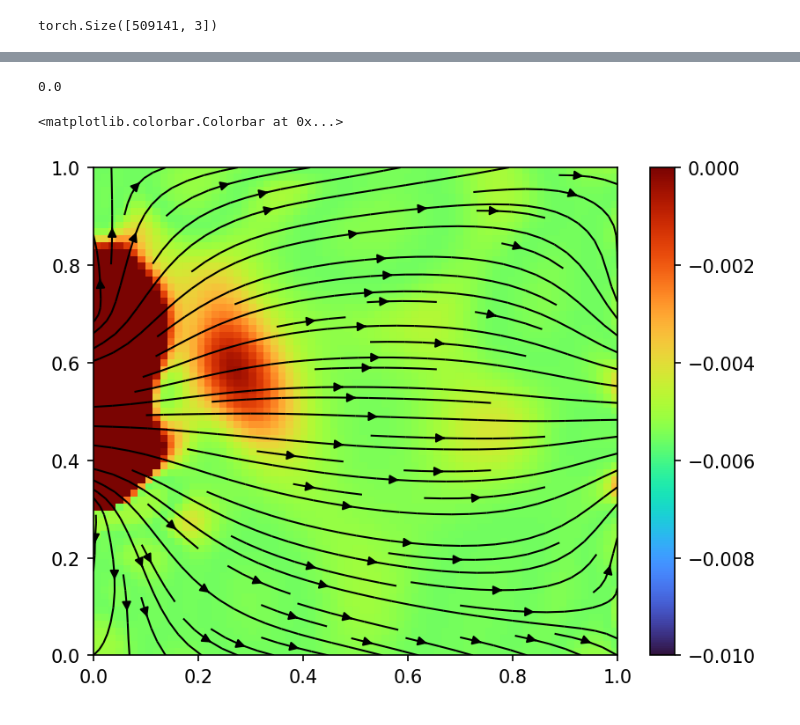
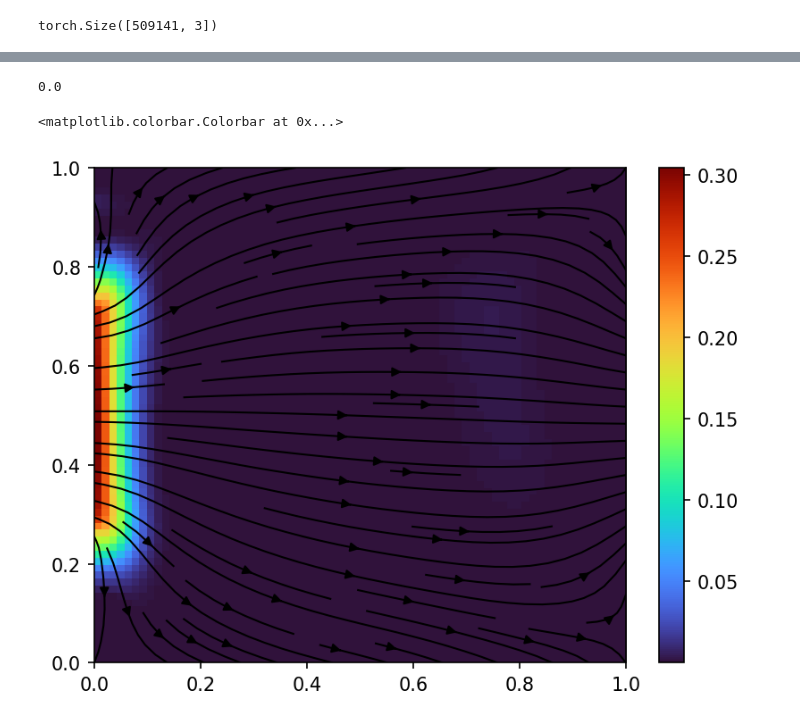
Before and after one commit to Kusok0vody/PyTorch_PiNN_for_Poisson_convection_equations_system, a Jupyter notebook: Poisson_Convection_test.ipynb, the cells around one changed output, grey strips where cells are left out. Cells and saved outputs as stored; diff of their text form; code cells hidden in the pictures.

```diff
--- a/Poisson_Convection_test.ipynb
+++ b/Poisson_Convection_test.ipynb
@@ -146,3 +103,28 @@ KeyboardInterrupt:
+# %%
+net.load("data/big2")
+# net.save("data/big2")
+# vars(net)
+
+# for i in range(len(net.c_IC)):
+    # print (i+1, round(net.c_IC[i].item(),4), round(net.x_IC[i].item(),4), round(net.y_IC[i].item(),4), round(net.t_IC[i].item(),4))
+
+# for i in range(len(net.c)):
+    # print (i+1, net.c[i].item(), net.p[i].item(), round(net.x[i].item(), 4), round(net.y[i].item(),4))#, round(net.t[i].item(),4))
+
+# for i in range(len(net.X)):
+    # print (i+1,  round(net.X[i].item(), 4), round(net.Y[i].item(),4), round(net.T[i].item(),4))
+# for i in range(len(net.c)):
+    # print (i+1, net.X[i].item(),net.x_IC[i].item())
+# %%
+net.weights = [1,1,1,1,1,1]
+net.Adam_epochs = 1000
+start_time = time.time()
+net.update()
+net.train()
+net.save('big3')
+# net.save("data/0.6-0.2-0.0")
+end_time = time.time()
+elapsed_time = end_time - start_time
 # %%
 print('Elapsed time: ', elapsed_time)
 # %%
@@ -166,9 +148,9 @@ Nx = 71
 Ny = 71
 Nt = 101
 
-t = torch.linspace(t_min, t_max, Nt)
-x = torch.linspace(x_min, x_max, Nx)
-y = torch.linspace(y_min, y_max, Ny)
+t = torch.linspace(net.size[0], net.size[1], Nt)
+x = torch.linspace(net.size[2], net.size[3], Nx)
+y = torch.linspace(net.size[4], net.size[5], Ny)
 
 mesh_XYT = torch.stack(torch.meshgrid(x,y,t, indexing='ij')).reshape(3, -1).T
 
@@ -177,17 +159,15 @@ Y = torch.autograd.Variable(mesh_XYT[:,1], requires_grad=True)#.reshape(-1,1)
 T = torch.autograd.Variable(mesh_XYT[:,2], requires_grad=True)#.reshape(-1,1)
 
 n = net.model([X,Y,T], net.transform)
-# n[:,0] *= X * T
-# n[:,0] += (misc.psi_th(Y, 0.3, 0.7) * net.c1 * misc.delta_th(X))
 print (n.shape)
-mu = net.mu0*(1 - n[:,0]/net.cmax)**(beta)
+mu = net.mu0*(1 - n[:,0]/net.cmax)**(net.beta)
 ux = -net.w**2 * n[:,1] / 12 / mu
 uy = -net.w**2 * n[:,2] / 12 / mu
 
-cc = NN.Net.derivative(n[:,0], T) + NN.Net.derivative(n[:,0]*ux, X) + NN.Net.derivative(n[:,0]*uy, Y)
+cc = misc.derivative(n[:,0], T) + misc.derivative(n[:,0]*ux, X) + misc.derivative(n[:,0]*uy, Y)
 cc = cc.reshape(Nx, Ny, Nt).data.cpu().numpy().transpose(2,1,0)
 
-u = NN.Net.derivative(ux,X) + NN.Net.derivative(uy,Y)
+u = misc.derivative(ux,X) + misc.derivative(uy,Y)
 u = u.reshape(Nx, Ny, Nt).data.cpu().numpy().transpose(2,1,0)
 
 c    = n[:,0].reshape(Nx, Ny, Nt).data.cpu().numpy().transpose(2,1,0)
@@ -199,10 +179,6 @@ ux   = ux.reshape(Nx, Ny, Nt).data.cpu().numpy().transpose(2,1,0)
 uy   = uy.reshape(Nx, Ny, Nt).data.cpu().numpy().transpose(2,1,0)
 
 del X,Y,T,mesh_XYT,n
-
-t = np.linspace(t_min, t_max, Nt)
-x = np.linspace(x_min, x_max, Nx)
-y = np.linspace(y_min, y_max, Ny)
 # %% [output]
 torch.Size([509141, 3])
 # %%
@@ -254,24 +229,24 @@ plt.xticks([0, (np.max(y)-chi)/2, (np.max(y)+chi)/2 ,1])
 # %%
 mesh_x, mesh_y = np.meshgrid(x,y)
 # vis.plot(c[0], limits=[0,1,0,1])
 fig, ax = plt.subplots()
 fig.dpi = 150
 ax1 = ax.twinx()
 i = 0
 print(t[i])
 # imsh = ax.imshow(np.where(np.abs((u_xx+u_yy)[0])<=0.01, np.nan, (u_xx+u_yy)[0]), cmap = 'turbo', extent = [0, 1, 0, 1], interpolation='none', aspect='auto')
 imsh = ax.imshow(c[i], cmap = 'turbo', extent = [0, 1, 0, 1], interpolation='none', aspect='auto')
 # ax.set_aspect('equal', 'datalim')
 ax1.axis('off')
 # a.set_aspect('equal', 'box')
 strm = ax1.streamplot(mesh_x, mesh_y, ux[i], uy[i], linewidth=1, color='black')
 # fig.colorbar(strm.lines)
-imsh.set_clim(-0.01,0)
+# imsh.set_clim(-0.01,0)
 plt.colorbar(imsh)
 # %% [output]
 0.0
 <matplotlib.colorbar.Colorbar at 0x...>
-[figure, old version]
+[figure, new version]
 # %%
 vis.anim_result(c,
                 t_max/Nt,
```
Also changed, not shown: parts of 8 cells of this notebook.
